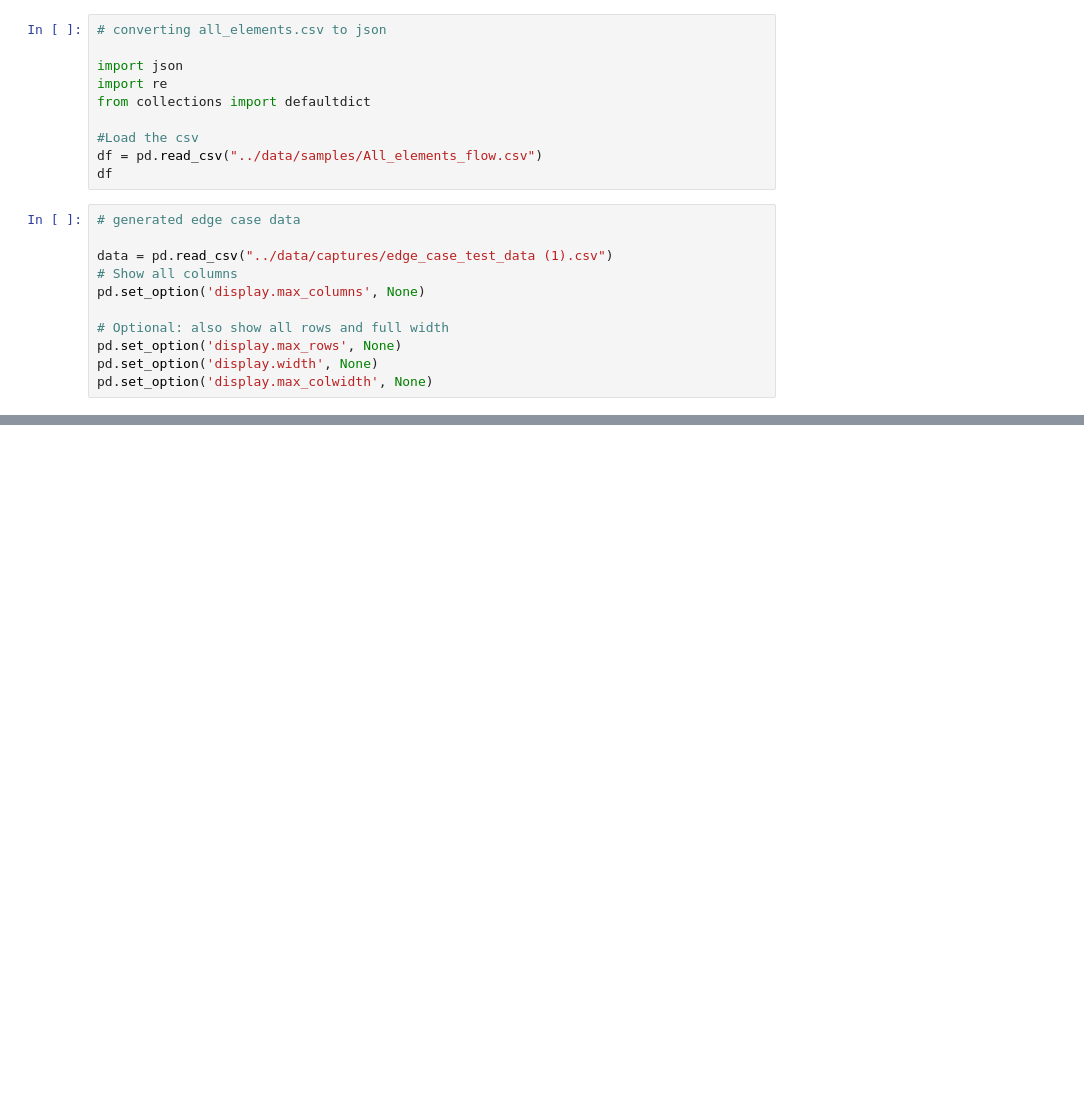
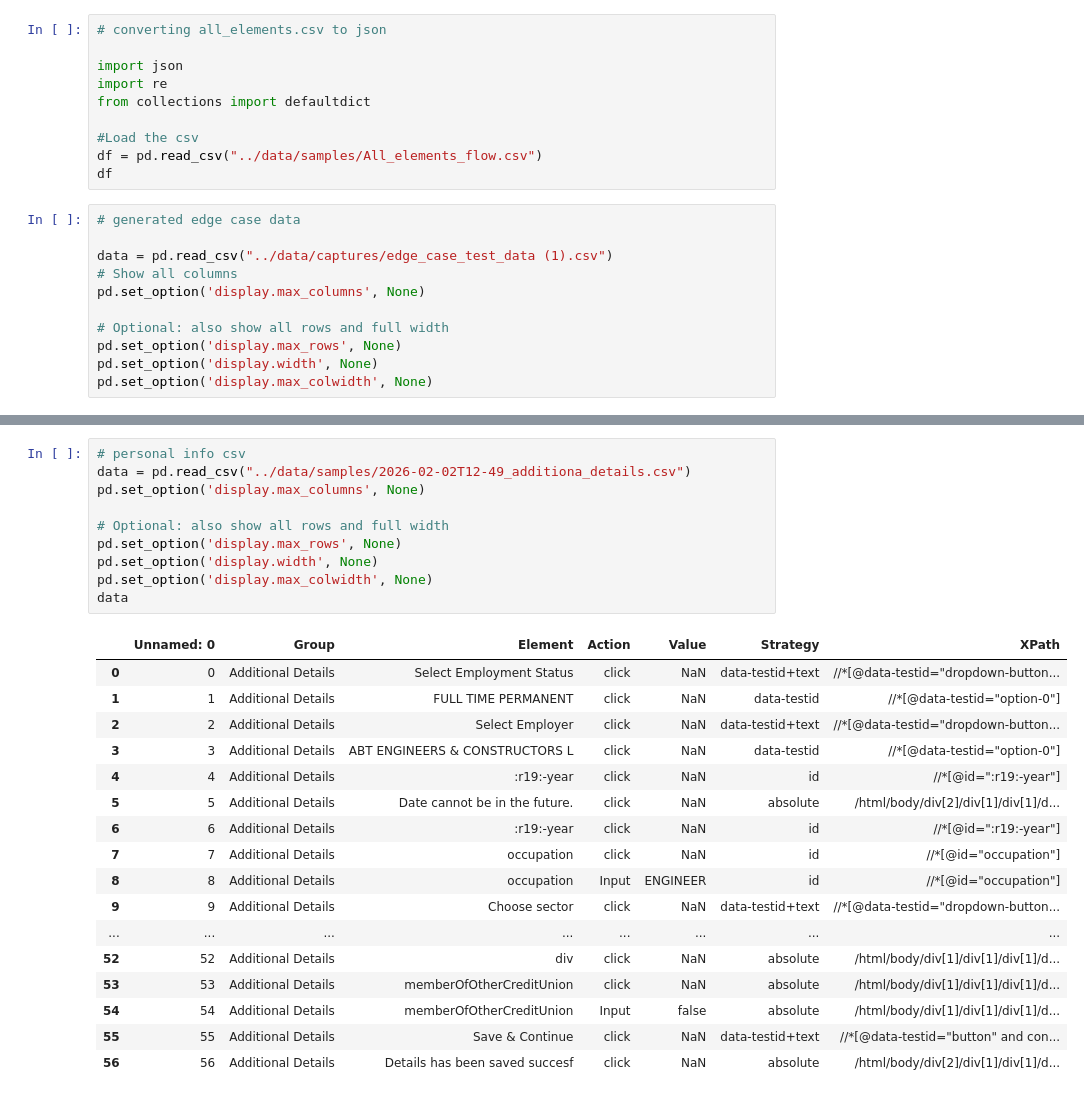
Before and after one commit to prakyath-ux/test_scenario_edge_cases, a Jupyter notebook: version4.1/notebooks/test_4.1.ipynb, the cells around one changed output, grey strips where cells are left out. Drawn from its saved outputs; the diff is of its cells as text; blank space fills up the shorter version.

Commit message:
final working version tested for live data capture,display,extraction,test-scenario data generation and validation

```diff
--- a/version4.1/notebooks/test_4.1.ipynb
+++ b/version4.1/notebooks/test_4.1.ipynb
@@ -76,3 +76,31 @@ data
 | 27 | beneficiaryAddressLine10 (Other P... | Click | PRAKYATHMC | Click | P@GMAIL.COM | Click | M | Click | ... |
 | 28 | beneficiaryCity0 (Other Products) | Click | PRAKYATHMC | Click | P@GMAIL.COM | Click | M | Click | ... |
 | 29 | beneficiaryPercentage0 (Other Pro... | Click | PRAKYATHMC | Click | P@GMAIL.COM | Click | M | Click | ... |
+# %%
+# personal info csv
+data = pd.read_csv("../data/samples/2026-02-02T12-49_additiona_details.csv")
+pd.set_option('display.max_columns', None)
+
+# Optional: also show all rows and full width
+pd.set_option('display.max_rows', None)
+pd.set_option('display.width', None)
+pd.set_option('display.max_colwidth', None)
+data
+# %% [output]
+|  | Unnamed: 0 | Group | Element | Action | Value | Strategy | XPath |
+| 0 | 0 | Additional Details | Select Employment Status | click | NaN | data-testid+text | //*[@data-testid="dropdown-button... |
+| 1 | 1 | Additional Details | FULL TIME PERMANENT | click | NaN | data-testid | //*[@data-testid="option-0"] |
+| 2 | 2 | Additional Details | Select Employer | click | NaN | data-testid+text | //*[@data-testid="dropdown-button... |
+| 3 | 3 | Additional Details | ABT ENGINEERS & CONSTRUCTORS L | click | NaN | data-testid | //*[@data-testid="option-0"] |
+| 4 | 4 | Additional Details | :r19:-year | click | NaN | id | //*[@id=":r19:-year"] |
+| 5 | 5 | Additional Details | Date cannot be in the future. | click | NaN | absolute | /html/body/div[2]/div[1]/div[1]/d... |
+| 6 | 6 | Additional Details | :r19:-year | click | NaN | id | //*[@id=":r19:-year"] |
+| 7 | 7 | Additional Details | occupation | click | NaN | id | //*[@id="occupation"] |
+| 8 | 8 | Additional Details | occupation | Input | ENGINEER | id | //*[@id="occupation"] |
+| 9 | 9 | Additional Details | Choose sector | click | NaN | data-testid+text | //*[@data-testid="dropdown-button... |
+| ... | ... | ... | ... | ... | ... | ... | ... |
+| 52 | 52 | Additional Details | div | click | NaN | absolute | /html/body/div[1]/div[1]/div[1]/d... |
+| 53 | 53 | Additional Details | memberOfOtherCreditUnion | click | NaN | absolute | /html/body/div[1]/div[1]/div[1]/d... |
+| 54 | 54 | Additional Details | memberOfOtherCreditUnion | Input | false | absolute | /html/body/div[1]/div[1]/div[1]/d... |
+| 55 | 55 | Additional Details | Save & Continue | click | NaN | data-testid+text | //*[@data-testid="button" and con... |
+| 56 | 56 | Additional Details | Details has been saved succesf | click | NaN | absolute | /html/body/div[2]/div[1]/div[1]/d... |
```
Also changed, not shown: parts of 1 cell of this notebook, 3 other files.
